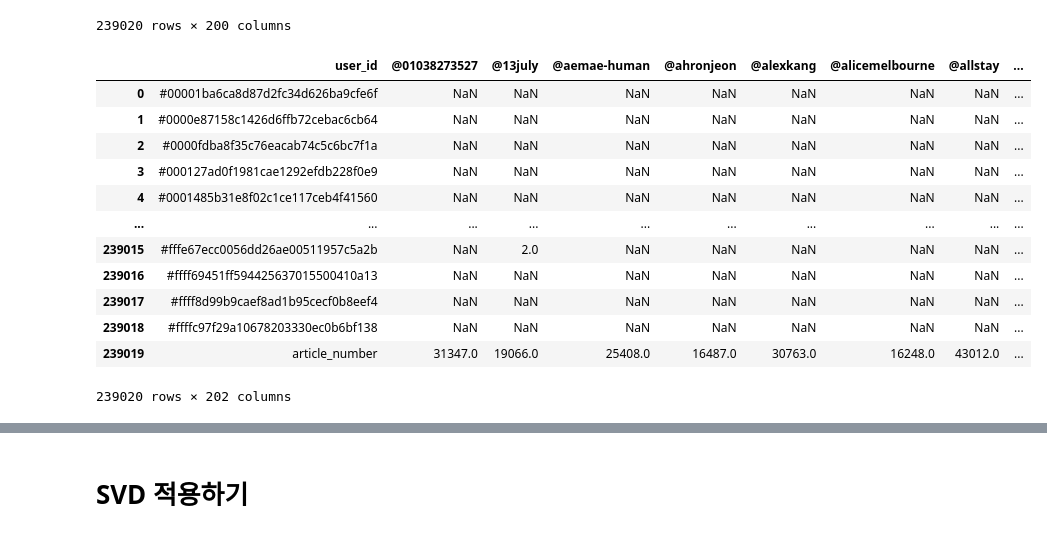
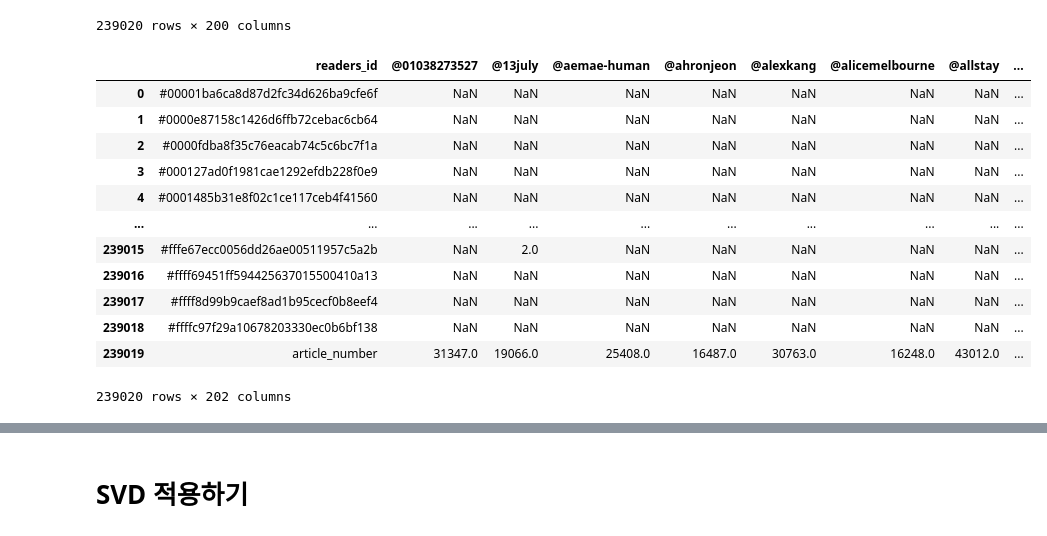
Before and after one commit to dss-14th/ml-repo-4, a Jupyter notebook: Brunch_recommendation_SVD.ipynb, the cells around one changed output, grey strips where cells are left out. Cells and saved outputs as stored; diff of their text form; code cells hidden in the pictures.

```diff
--- a/Brunch_recommendation_SVD.ipynb
+++ b/Brunch_recommendation_SVD.ipynb
@@ -206,5 +52,5 @@ read_final.drop(columns=["display_url", "keyword_list", "magazine_id", "reg_ts",
 # %%
-read_top_200_count = read_final.groupby("author_id")["user_id"].agg("count").sort_values(ascending=False).reset_index()
+read_top_200_count = read_final.groupby("author_id")["readers_id"].agg("count").sort_values(ascending=False).reset_index()
 # %%
 read_top_200_count.head()
 # %% [output]
@@ -223,7 +69,7 @@ read_top_200_count.author_id.nunique()
 200
 # %%
 # 컬럼명 변경
-read_top_200_count.rename(columns={"user_id":"reader_id_count"}, inplace=True)
+read_top_200_count.rename(columns={"readers_id":"reader_id_count"}, inplace=True)
 read_top_200_count
 # %% [output]
 |  | author_id | reader_id_count |
@@ -276,6 +115,6 @@ read_top_200
 df_author = pd.DataFrame(read_top_200.groupby('author_id').count()['article_number']).T
 # %%
 # 독자별 읽은 글의 총 수
-df_reader = pd.DataFrame(read_top_200.groupby('user_id').count()['article_number'])
+df_reader = pd.DataFrame(read_top_200.groupby('readers_id').count()['article_number'])
 # %%
 # 독자별 읽은 작가의 수
@@ -335,7 +174,7 @@ Index(['dt', 'hr', 'user_id', 'article_id', 'article_number', 'author_id',
 # %% [markdown]
 ## 작가 * 독자 pivot 만들기
 # %%
-df_pivot = read_top_200.pivot_table(values='article_number', index=['user_id'], columns='author_id', aggfunc='count')
+df_pivot = read_top_200.pivot_table(values='article_number', index=['readers_id'], columns='author_id', aggfunc='count')
 # %%
 df2 = pd.concat([df_pivot, df_author], axis=0)
 # %%
@@ -358,10 +197,10 @@ df2
 df3 = pd.concat([df2, df_reader], axis=1)
 # %%
 df3.reset_index(inplace=True)
-df3.rename(columns={'index':'user_id'}, inplace=True)
+df3.rename(columns={'index':'readers_id'}, inplace=True)
 df3
 # %% [output]
-|  | user_id | @01038273527 | @13july | @aemae-human | @ahronjeon | @alexkang | @alicemelbourne | @allstay | ... |
+|  | readers_id | @01038273527 | @13july | @aemae-human | @ahronjeon | @alexkang | @alicemelbourne | @allstay | ... |
 | 0 | #00001ba6ca8d87d2fc34d626ba9cfe6f | NaN | NaN | NaN | NaN | NaN | NaN | NaN | ... |
 | 1 | #0000e87158c1426d6ffb72cebac6cb64 | NaN | NaN | NaN | NaN | NaN | NaN | NaN | ... |
 | 2 | #0000fdba8f35c76eacab74c5c6bc7f1a | NaN | NaN | NaN | NaN | NaN | NaN | NaN | ... |
```
Also changed, not shown: parts of 56 cells of this notebook, 1 other file.
